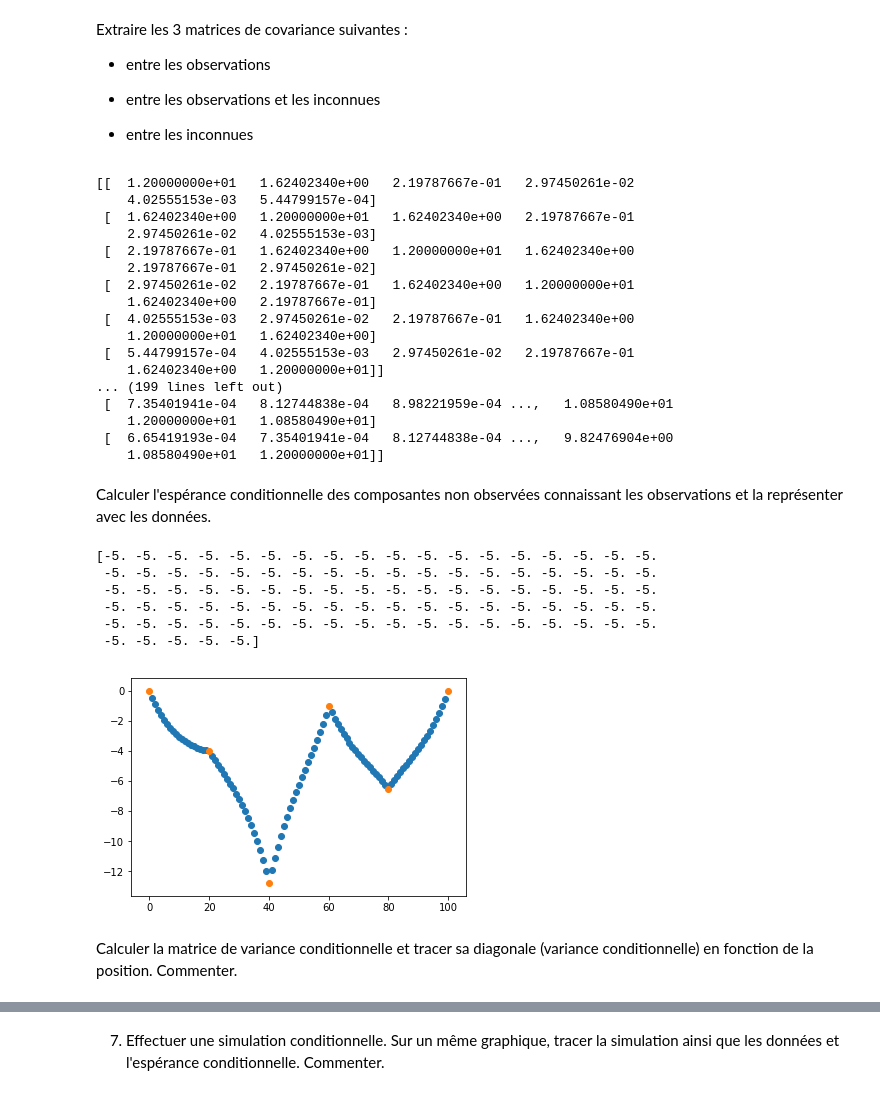
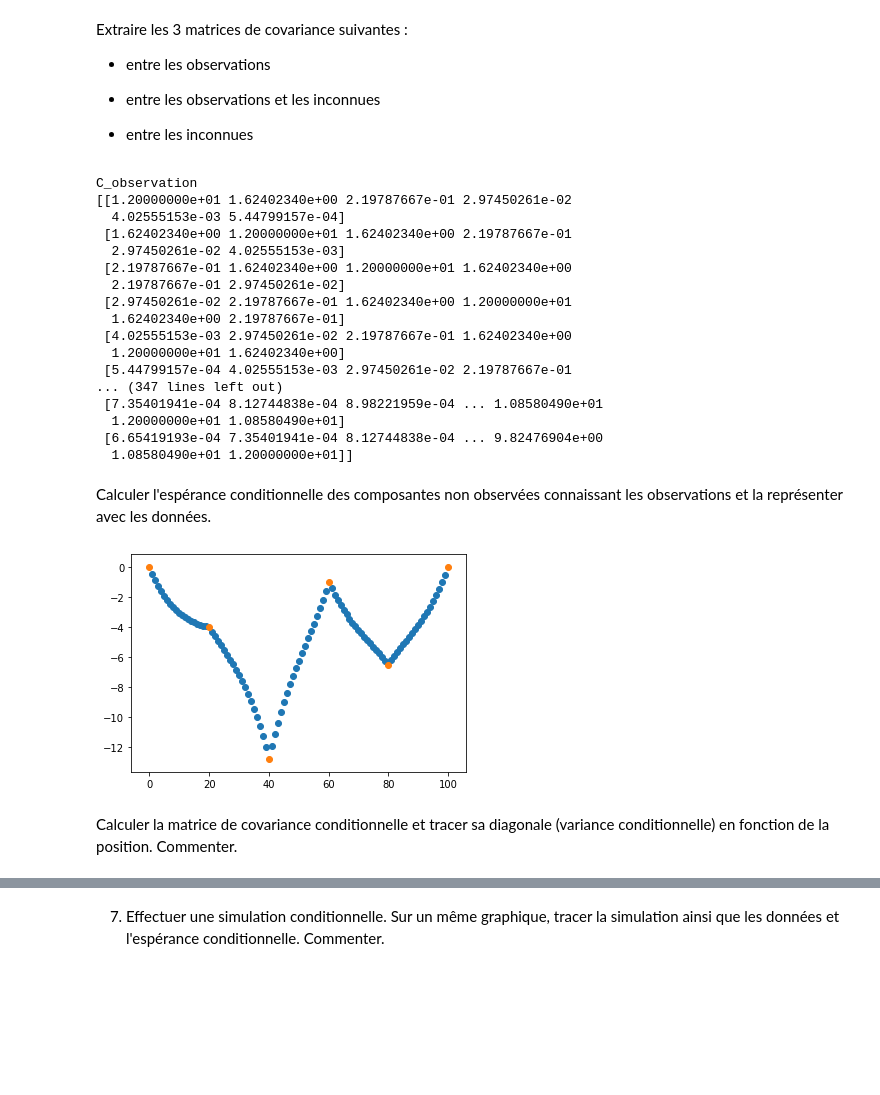
Before and after one commit to eva-decorps/projet_num-rique_proba_floref_eva, a Jupyter notebook: notebook_proba.ipynb, the cells around one changed output, grey strips where cells are left out. Cells and saved outputs as stored; diff of their text form; code cells hidden in the pictures; blank space fills up the shorter version.

```diff
--- a/notebook_proba.ipynb
+++ b/notebook_proba.ipynb
@@ -119,19 +122,17 @@ n=6
 Delta = (B-A)/(N-1)
 discretization_indexes = np.arange(N)
 discretization = discretization_indexes*Delta
+
 #Paramètres du modèle
-
 mu=-5
 a = 50
 sigma2 = 12
 
 #Données
-
 observation_indexes = [0,20,40,60,80,100]
-z = np.array([0,-4,-12.8,-1,-6.5,0])
+depth = np.array([0,-4,-12.8,-1,-6.5,0])
 
 #Indices des composantes correspondant aux observations et aux componsantes non observées
-
 unknown_indexes=list(set(discretization_indexes)-set(observation_indexes))
 # %% [markdown]
 ## Questions
@@ -147,10 +148,6 @@ def C(H,a,sigma2):
 # %% [markdown]
 Calculer la matrice de distance.
 # %%
-x_0=0
-N=100
-Delta=5
-x=[x_0+i*Delta for i in range(N+1)]
-H=np.array([[abs(x[j]-x[i]) for i in range (N+1)] for j in range (N+1)])
-print (H)
+D=np.array([[abs(discretization[j]-discretization[i]) for i in range (N)] for j in range (N)])
+print (D)
 # %% [output]
@@ -164,6 +161,6 @@ print (H)
 # %% [markdown]
 Calculer la matrice de covariance du vecteur $\mathbf{Z}=(Z(x_0),\dots,Z(x_N))$.
 # %%
-C=C(H,a,sigma2)
+C=C(D,a,sigma2)
 print(C)
 # %% [output]
@@ -191,46 +188,45 @@ Extraire les 3 matrices de covariance suivantes :
 # %%
 C_observation = np.array([[C[i][j] for i in observation_indexes] for j in observation_indexes])
 C_observation_unknown = np.array([[C[i][j] for i in observation_indexes] for j in unknown_indexes])
+C_unknown_observation = np.array([[C[i][j] for i in unknown_indexes] for j in observation_indexes])
 C_unknown = np.array([[C[i][j] for i in unknown_indexes] for j in unknown_indexes])
+print("C_observation")
 print(C_observation)
+print("C_observation_unknown")
 print(C_observation_unknown)
+print("C_unknown_observation")
+print(C_unknown_observation)
+print("C_unknown")
 print(C_unknown)
 # %% [output]
-[[  1.20000000e+01   1.62402340e+00   2.19787667e-01   2.97450261e-02
-    4.02555153e-03   5.44799157e-04]
- [  1.62402340e+00   1.20000000e+01   1.62402340e+00   2.19787667e-01
-    2.97450261e-02   4.02555153e-03]
- [  2.19787667e-01   1.62402340e+00   1.20000000e+01   1.62402340e+00
-    2.19787667e-01   2.97450261e-02]
- [  2.97450261e-02   2.19787667e-01   1.62402340e+00   1.20000000e+01
-    1.62402340e+00   2.19787667e-01]
- [  4.02555153e-03   2.97450261e-02   2.19787667e-01   1.62402340e+00
-    1.20000000e+01   1.62402340e+00]
- [  5.44799157e-04   4.02555153e-03   2.97450261e-02   2.19787667e-01
-    1.62402340e+00   1.20000000e+01]]
-... (199 lines left out)
- [  7.35401941e-04   8.12744838e-04   8.98221959e-04 ...,   1.08580490e+01
-    1.20000000e+01   1.08580490e+01]
- [  6.65419193e-04   7.35401941e-04   8.12744838e-04 ...,   9.82476904e+00
-    1.08580490e+01   1.20000000e+01]]
+C_observation
+[[1.20000000e+01 1.62402340e+00 2.19787667e-01 2.97450261e-02
+  4.02555153e-03 5.44799157e-04]
+ [1.62402340e+00 1.20000000e+01 1.62402340e+00 2.19787667e-01
+  2.97450261e-02 4.02555153e-03]
+ [2.19787667e-01 1.62402340e+00 1.20000000e+01 1.62402340e+00
+  2.19787667e-01 2.97450261e-02]
+ [2.97450261e-02 2.19787667e-01 1.62402340e+00 1.20000000e+01
+  1.62402340e+00 2.19787667e-01]
+ [4.02555153e-03 2.97450261e-02 2.19787667e-01 1.62402340e+00
+  1.20000000e+01 1.62402340e+00]
+ [5.44799157e-04 4.02555153e-03 2.97450261e-02 2.19787667e-01
+... (347 lines left out)
+ [7.35401941e-04 8.12744838e-04 8.98221959e-04 ... 1.08580490e+01
+  1.20000000e+01 1.08580490e+01]
+ [6.65419193e-04 7.35401941e-04 8.12744838e-04 ... 9.82476904e+00
+  1.08580490e+01 1.20000000e+01]]
 # %% [markdown]
 Calculer l'espérance conditionnelle des composantes non observées connaissant les observations et la représenter avec les données.
 # %%
-my=mu*np.ones(N-n)
-print (my)
-mz=mu*np.ones(n)
-phiz=my+np.dot(C_observation_unknown, np.dot(np.linalg.inv(C_observation),z-mz))
+m_U=mu*np.ones(N-n)
+m_O=mu*np.ones(n)
+phi_UsachantO=m_U+np.dot(C_observation_unknown, np.dot(np.linalg.inv(C_observation),depth-m_O))
 
-plt.scatter(unknown_indexes,phiz)
-plt.scatter(observation_indexes,z)
+plt.scatter(unknown_indexes,phi_UsachantO)
+plt.scatter(observation_indexes,depth)
 plt.show()
 # %% [output]
-[-5. -5. -5. -5. -5. -5. -5. -5. -5. -5. -5. -5. -5. -5. -5. -5. -5. -5.
- -5. -5. -5. -5. -5. -5. -5. -5. -5. -5. -5. -5. -5. -5. -5. -5. -5. -5.
- -5. -5. -5. -5. -5. -5. -5. -5. -5. -5. -5. -5. -5. -5. -5. -5. -5. -5.
- -5. -5. -5. -5. -5. -5. -5. -5. -5. -5. -5. -5. -5. -5. -5. -5. -5. -5.
- -5. -5. -5. -5. -5. -5. -5. -5. -5. -5. -5. -5. -5. -5. -5. -5. -5. -5.
- -5. -5. -5. -5. -5.]
-[figure, old version]
+[figure, new version]
 # %% [markdown]
-Calculer la matrice de variance conditionnelle et tracer sa diagonale (variance conditionnelle) en fonction de la position. Commenter.
+Calculer la matrice de covariance conditionnelle et tracer sa diagonale (variance conditionnelle) en fonction de la position. Commenter.
```
Also changed, not shown: parts of 4 cells of this notebook.
